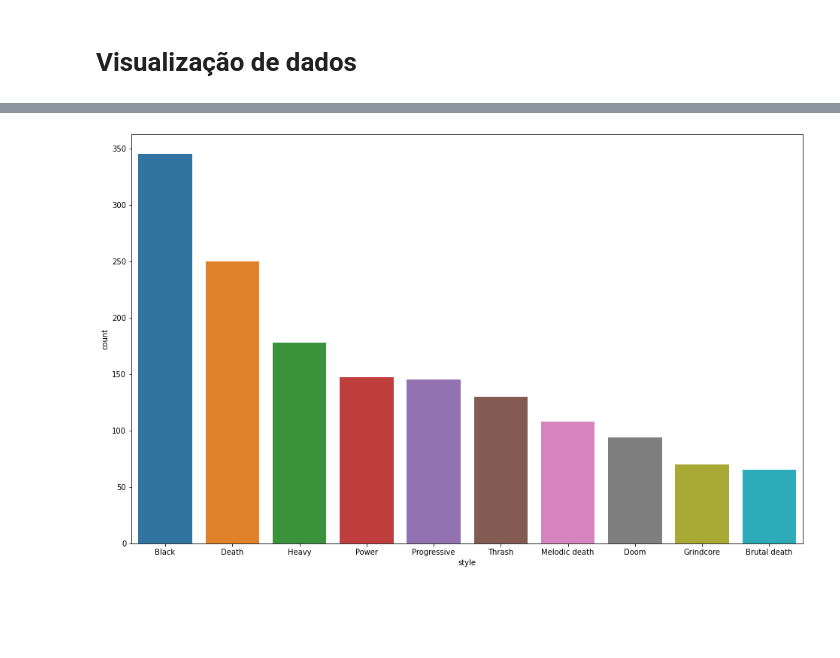
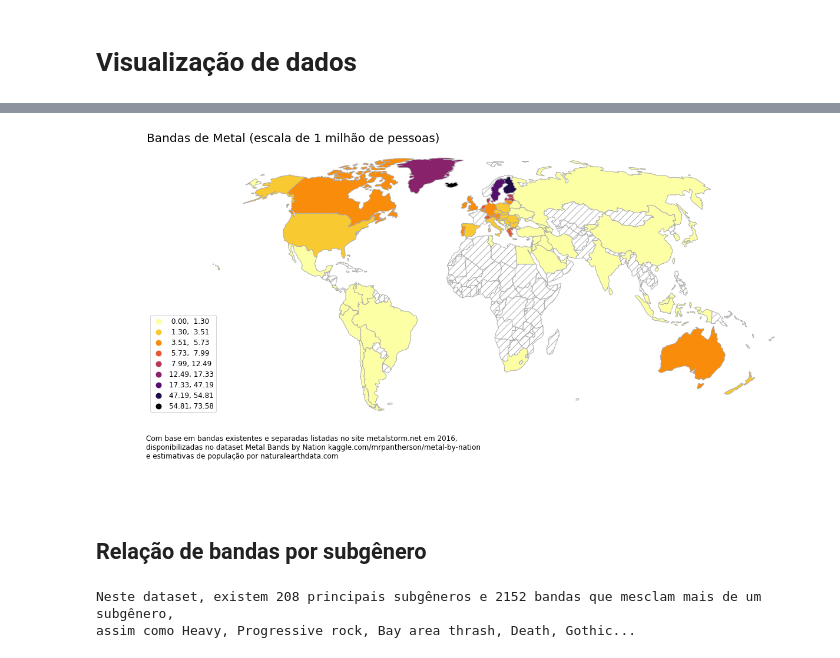
Before and after one commit to otaviokamel/projeto_introducao_analise_de_dados, a Jupyter notebook: Metal_Bands_by_Nation.ipynb, the cells around one changed output, grey strips where cells are left out. Saved outputs shown, nothing was run; the diff lists cells and outputs as text; code cells hidden in the pictures; blank space fills up the shorter version.

```diff
--- a/Metal_Bands_by_Nation.ipynb
+++ b/Metal_Bands_by_Nation.ipynb
@@ -430,4 +588,6 @@ sns.barplot(data=df_fans_by_country.head(10), x='origin', y='fans');
 # %%
-most_countries = df['origin'].value_counts()
-most_countries
+# Exemplo referência: https://ramiro.org/notebook/metal-bands-map/
+band_countries = df.iso3.value_counts()
+band_countries.name = "bands"
+band_countries
 # %% [output]
@@ -446,5 +606,9 @@ Name: origin, Length: 113, dtype: int64
 # %%
-plt.figure(figsize=(16,9))
-plt.xticks(rotation=45)
-sns.barplot(x=most_countries.index[:10], y=most_countries[:10]);
+world = gpd.read_file(gpd.datasets.get_path('naturalearth_lowres')).to_crs('+proj=robin')
+world = world[world.name != 'Antarctica'] # removendo antártica
+world = world.join(band_countries, on='iso_a3')
+
+# soma a contagem de bandas por país e bandas por 1 milhão de pessoas
+world['band_ratio'] = world['bands'] / world['pop_est'] * 1_000_000
+world.sort_values('band_ratio', ascending=False).head()
 # %% [output]
@@ -452,6 +621,44 @@ sns.barplot(x=most_countries.index[:10], y=most_countries[:10]);
+# %%
+paises_com_bandas = world.dropna(subset=['band_ratio'])
+paises_sem_bandas = world[world['band_ratio'].isna()]
+
+ax = paises_com_bandas.plot(column='band_ratio', cmap='inferno_r', figsize=(20, 12), scheme='fisher_jenks', k=9, legend=True, edgecolor='#aaaaaa')
+paises_sem_bandas.plot(ax=ax, color='#ffffff', hatch='//', edgecolor='#aaaaaa')
+
+ax.set_title('Bandas de Metal (escala de 1 milhão de pessoas)', fontdict={'fontsize': 20}, loc='left')
+description = '''
+Com base em bandas existentes e separadas listadas no site metalstorm.net em 2016,\ndisponibilizadas no dataset Metal Bands by Nation kaggle.com/mrpantherson/metal-by-nation\ne estimativas de população por naturalearthdata.com'''.strip()
+ax.annotate(description, xy=(0.07, 0.1), size=12, xycoords='figure fraction')
+
+ax.set_axis_off()
+legend = ax.get_legend()
+legend.set_bbox_to_anchor((.11, .4))
+legend.prop.set_size(12)
+# %% [output]
+[figure, added]
+# %% [markdown]
+## Relação de bandas por subgênero
+# %%
+#", ".join(df["secondary_style"].unique()[0:5])
+print(f"\nNeste dataset, existem {len(df['main_style'].unique())} principais subgêneros e {len(df['secondary_style'].dropna())} bandas que mesclam mais de um subgênero,\nassim como {', '.join(df['secondary_style'].dropna().unique()[0:5])}...\n")
+# %% [output]
+Neste dataset, existem 208 principais subgêneros e 2152 bandas que mesclam mais de um subgênero,
+assim como Heavy, Progressive rock, Bay area thrash, Death, Gothic...
 # %%
-plot_order = df['style'].value_counts().index.values
-plt.figure(figsize=(16,10))
-sns.countplot(data=df, x='style', order=plot_order[:10]);
+pure = {}
+mixed = {}
+style_df = pd.DataFrame(columns=['Style', 'Pure', 'Mixed'])
+for index, band in df.iterrows():
+    main_style = band['main_style']
+    secondary_style = band['secondary_style']
+    if (pd.isna(secondary_style)):
+        pure[main_style] = pure.get(main_style, 0) + 1
+    else:
+        mixed[secondary_style] = mixed.get(secondary_style, 0) + 1
+
+
+style_df['Style']= mixed.keys()
+style_df['Mixed']= style_df['Style'].map(mixed)
+style_df['Pure'] = style_df['Style'].map(pure)
+
+style_df = style_df.sort_values(by='Mixed', ascending=False)[:50]
-# %% [output]
-[figure, removed]
```
Also changed, not shown: parts of 123 cells of this notebook.
